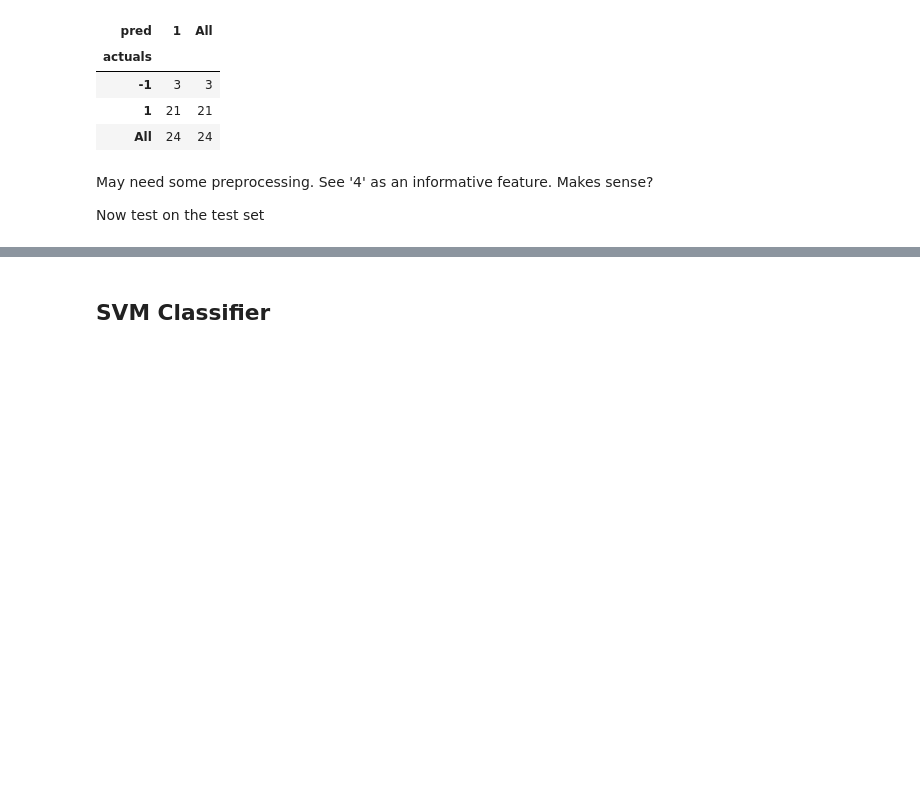
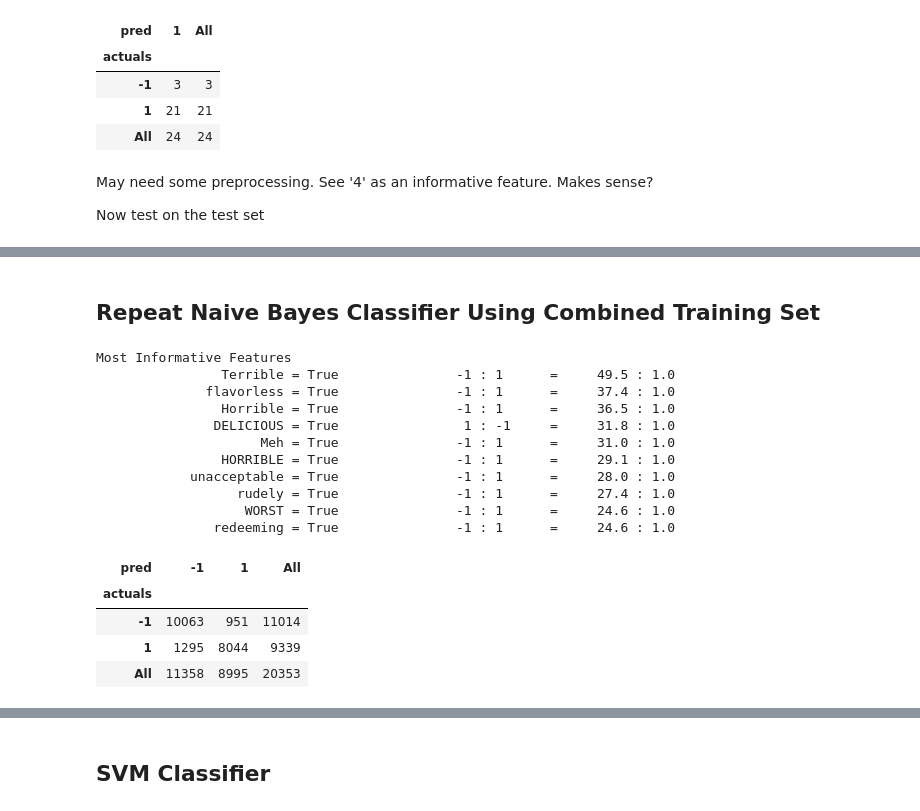
Before and after one commit to lppier/Sentiment_Mining_on_Yelp_Reviews, a Jupyter notebook: sentiment_classification.ipynb, the cells around one changed output, grey strips where cells are left out. Saved outputs shown, nothing was run; the diff lists cells and outputs as text; code cells hidden in the pictures; blank space fills up the shorter version.

```diff
--- a/sentiment_classification.ipynb
+++ b/sentiment_classification.ipynb
@@ -146,0 +210,41 @@ Now test on the test set
+# %% [markdown]
+## Repeat Naive Bayes Classifier Using Combined Training Set
+# %%
+## Naive Bayes Rule using nltk
+classifier_nb = NaiveBayesClassifier.train(train_all_featureset)
+#print("Accuracy :" +str(accuracy(classifier_nb, test_featureset)))
+classifier_nb.show_most_informative_features(10)
+
+## Preparing the data first
+trainall_nolab = [t[0] for t in trainset_all]
+trainall_lab = [t[1] for t in trainset_all]
+
+# Create your tf-idf function
+vectorizer = TfidfVectorizer(max_df=0.7, min_df=3, use_idf=True) # modified this
+trainall_vectors = vectorizer.fit_transform(trainall_nolab)
+test_vectors = vectorizer.transform(test_nolab)
+
+## train Naive Bayes Rule using sklearn
+clf = MultinomialNB().fit(trainall_vectors, trainall_lab)
+
+predNB = clf.predict(trainall_vectors)
+pred = list(predNB)
+cm1=pd.crosstab( pd.Series(trainall_lab), pd.Series(pred), rownames= ['actuals'], colnames=['pred'],margins=True)
+cm1
+# %% [output]
+Most Informative Features
+                Terrible = True               -1 : 1      =     49.5 : 1.0
+              flavorless = True               -1 : 1      =     37.4 : 1.0
+                Horrible = True               -1 : 1      =     36.5 : 1.0
+               DELICIOUS = True                1 : -1     =     31.8 : 1.0
+                     Meh = True               -1 : 1      =     31.0 : 1.0
+                HORRIBLE = True               -1 : 1      =     29.1 : 1.0
+            unacceptable = True               -1 : 1      =     28.0 : 1.0
+                  rudely = True               -1 : 1      =     27.4 : 1.0
+                   WORST = True               -1 : 1      =     24.6 : 1.0
+               redeeming = True               -1 : 1      =     24.6 : 1.0
+| pred | -1 | 1 | All |
+| actuals |  |  |  |
+| -1 | 10063 | 951 | 11014 |
+| 1 | 1295 | 8044 | 9339 |
+| All | 11358 | 8995 | 20353 |
```
Also changed, not shown: parts of 19 cells of this notebook, 1 other file.
